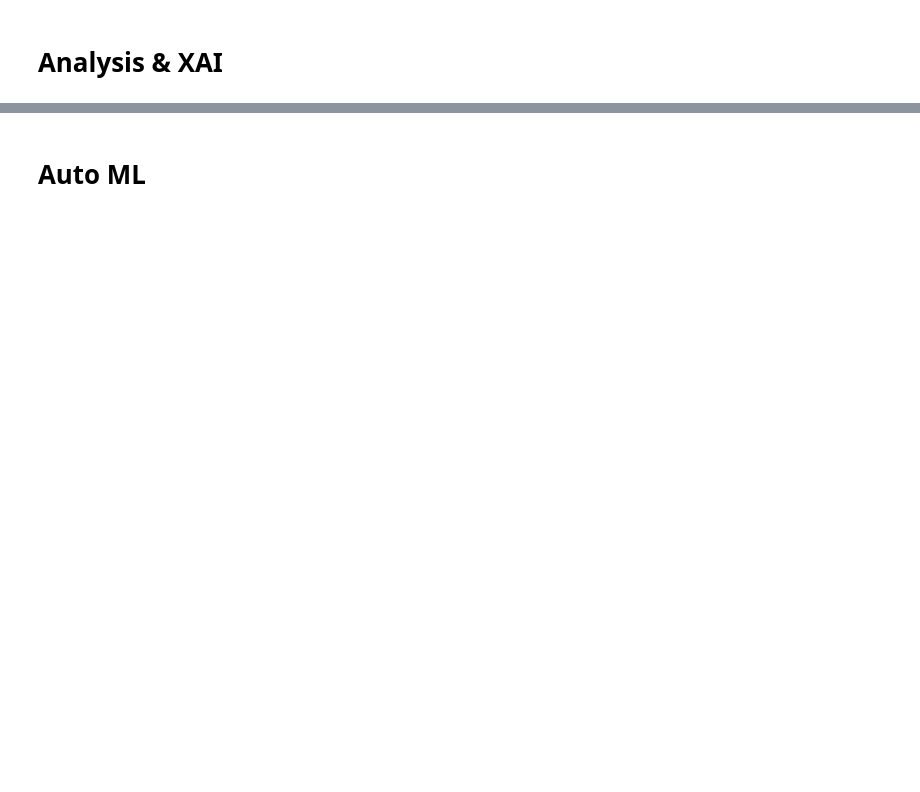
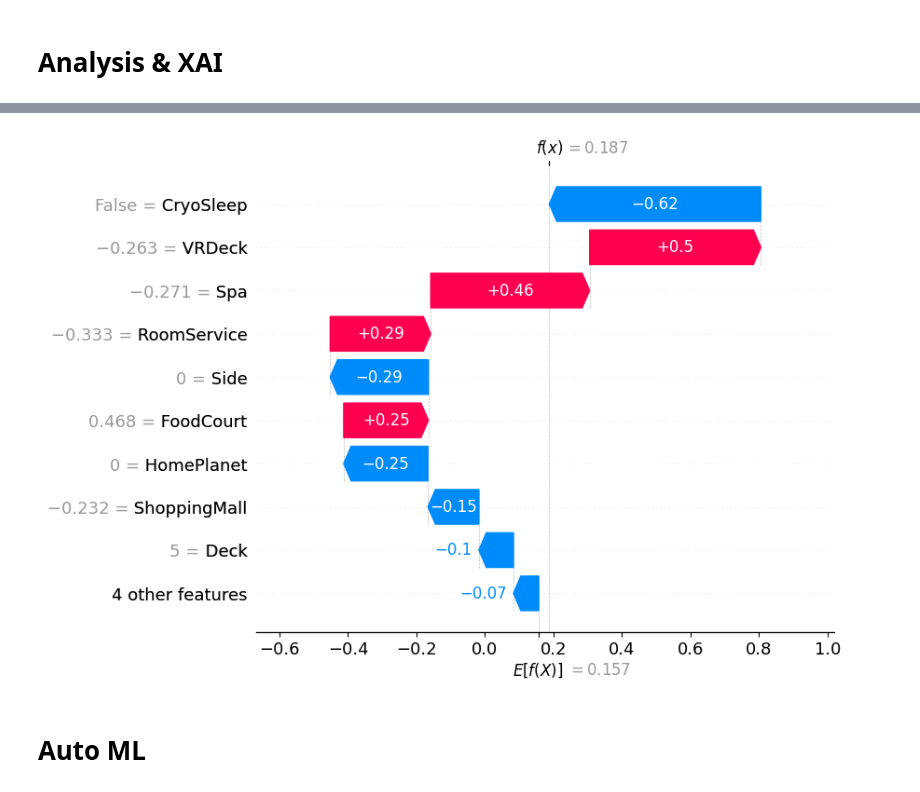
Before and after one commit to 7PAM2015-0509-2023-GROUP5/Kaggle_Challenge, a Jupyter notebook: Kaggle_Challenge_Notebook.ipynb, the cells around one changed output, grey strips where cells are left out. Cells and saved outputs as stored; diff of their text form; code cells hidden in the pictures; blank space fills up the shorter version.

```diff
--- a/Kaggle_Challenge_Notebook.ipynb
+++ b/Kaggle_Challenge_Notebook.ipynb
@@ -995,3 +1177,8 @@ shap.plots.waterfall(shap_values[0])
+# %%
+# Waterfall plot for a single prediction
+shap.waterfall_plot(single_shap_value[0])
+# %% [output]
+[figure, added]
 # %% [markdown]
 # Auto ML
 # %%
```
Also changed, not shown: parts of 27 cells of this notebook.
